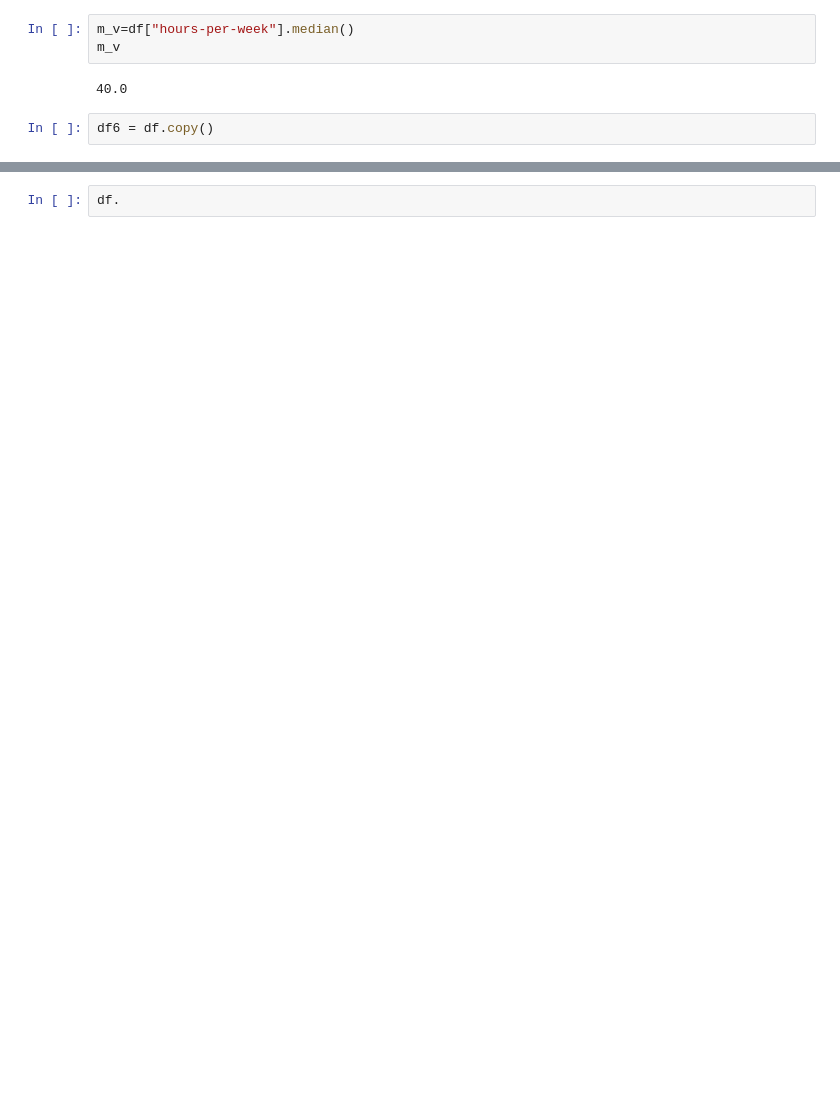
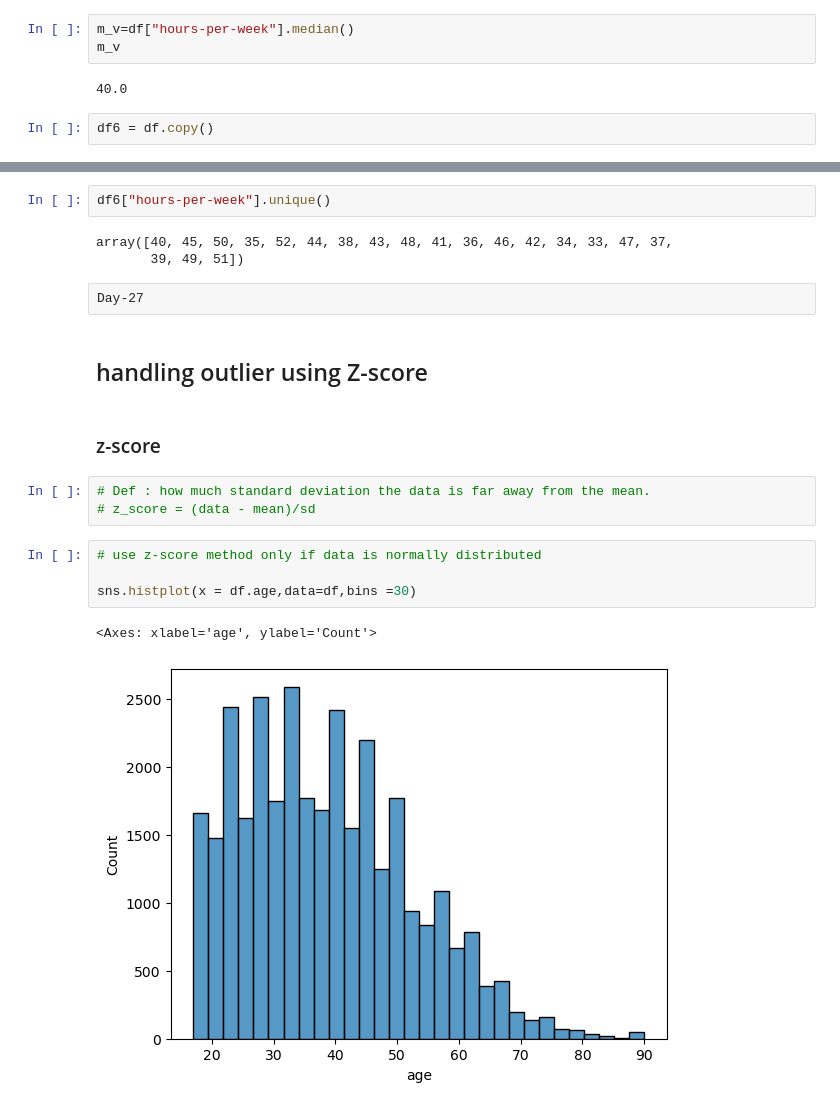
Before and after one commit to Shivacharan16/Data-Analytics-, a Jupyter notebook: EDA.ipynb, the cells around one changed output, grey strips where cells are left out. Saved outputs shown, nothing was run; the diff lists cells and outputs as text; blank space fills up the shorter version.

```diff
--- a/EDA.ipynb
+++ b/EDA.ipynb
@@ -1170,2 +1168,21 @@ df6.loc[(df["hours-per-week"]<LB )|(df["hours-per-week"]>UB)]= m_v
 # %%
-df.
+df6["hours-per-week"].unique()
+# %% [output]
+array([40, 45, 50, 35, 52, 44, 38, 43, 48, 41, 36, 46, 42, 34, 33, 47, 37,
+       39, 49, 51])
+# %% [raw]
+Day-27
+# %% [markdown]
+## handling outlier using Z-score
+# %% [markdown]
+### z-score
+# %%
+# Def : how much standard deviation the data is far away from the mean.
+# z_score = (data - mean)/sd
+# %%
+# use z-score method only if data is normally distributed
+
+sns.histplot(x = df.age,data=df,bins =30)
+# %% [output]
+<Axes: xlabel='age', ylabel='Count'>
+[figure, added]
```
Also changed, not shown: parts of 14 cells of this notebook.
